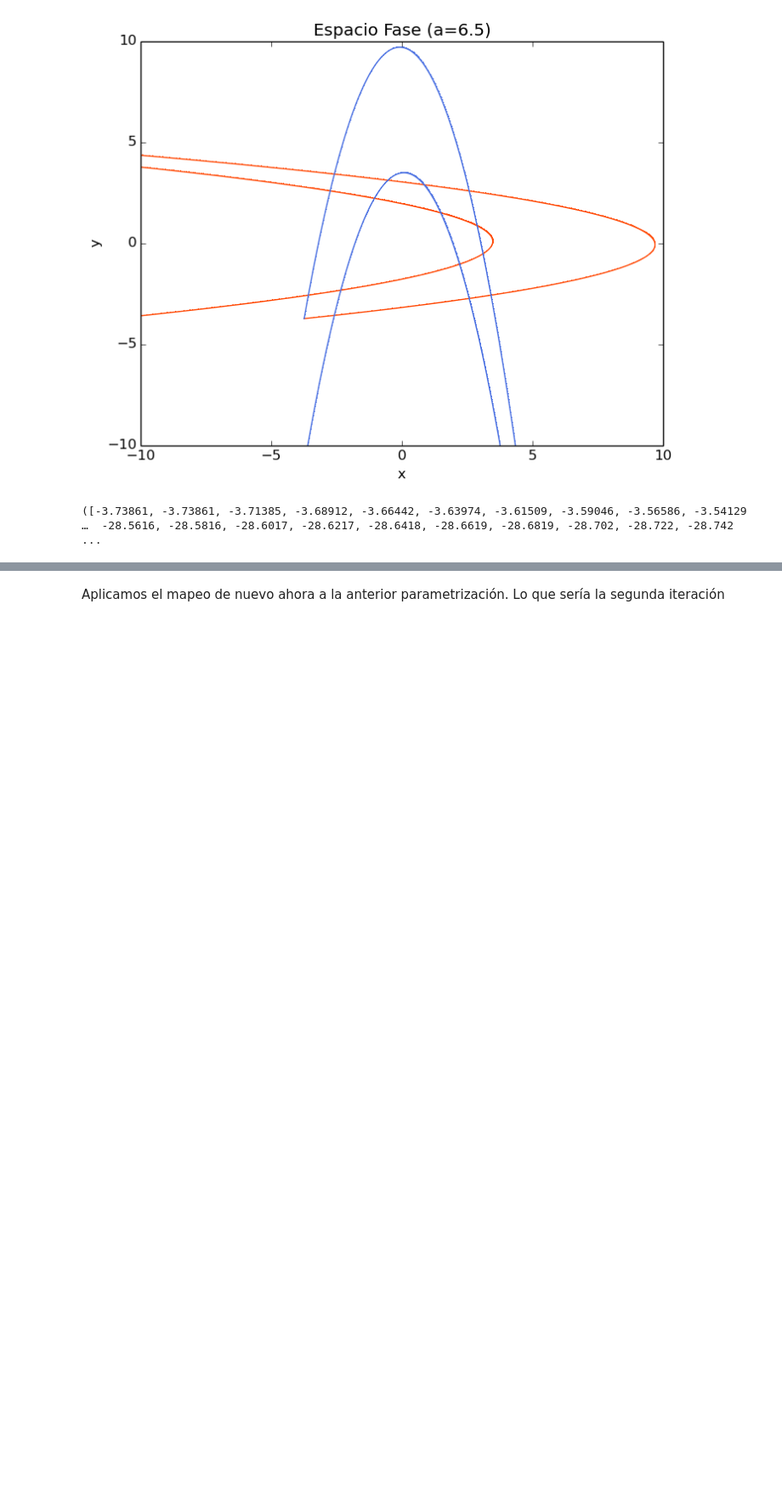
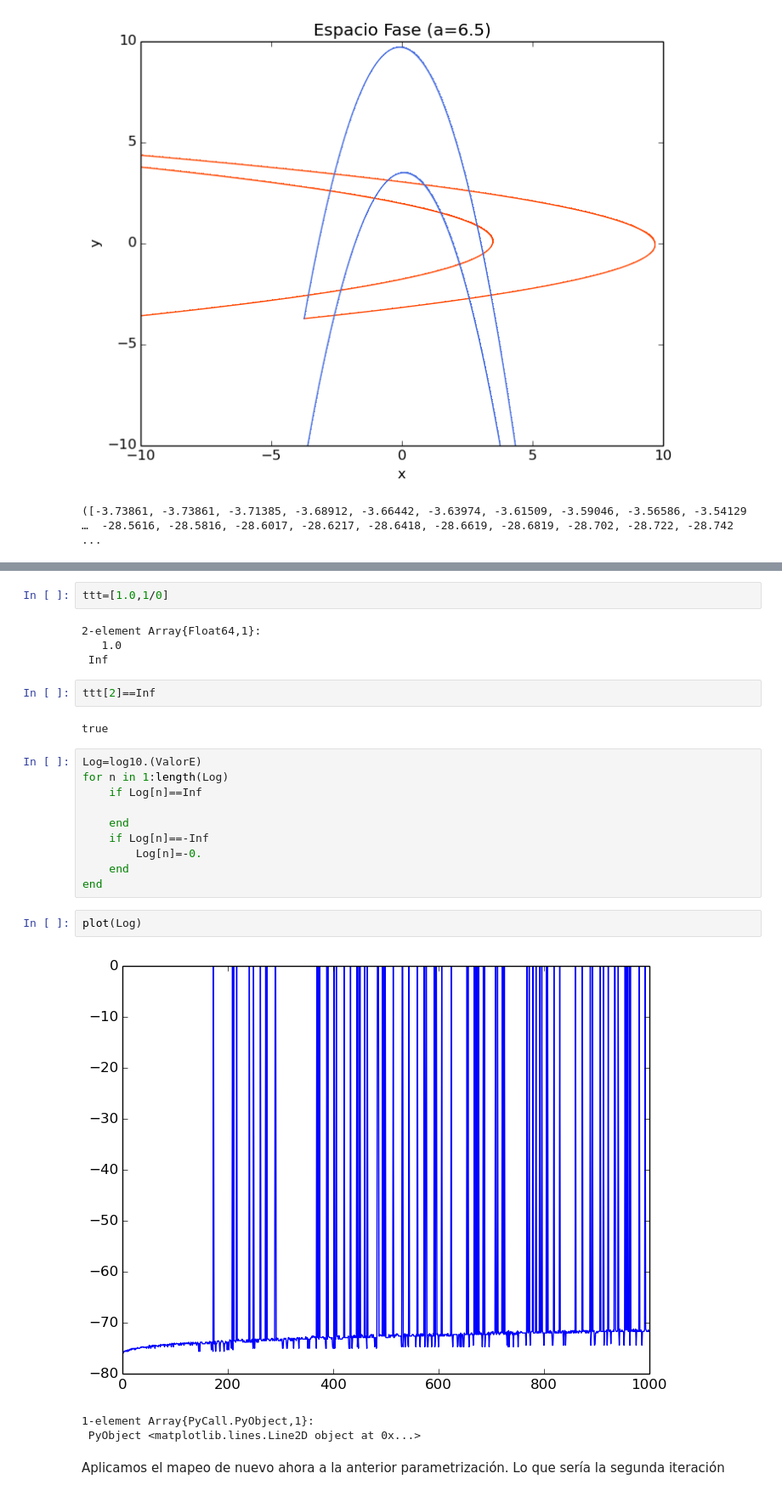
Before and after one commit to alvarezeve/Tesis-Variedades-Estables-e-inestables, a Jupyter notebook: Los conjuntos fundamentales (Hénon).ipynb, the cells around one changed output, grey strips where cells are left out. Shown at 85% size. Drawn from its saved outputs; the diff is of its cells as text; blank space fills up the shorter version.

```diff
--- a/Los conjuntos fundamentales (Hénon).ipynb
+++ b/Los conjuntos fundamentales (Hénon).ipynb
@@ -247,3 +337,29 @@ evaluar([0.,100], 0.025, W1_i[1],W1_i[2],x_fijo,"royalblue")
+# %%
+ttt=[1.0,1/0]
+# %% [output]
+2-element Array{Float64,1}:
+   1.0
+ Inf
+# %%
+ttt[2]==Inf
+# %% [output]
+true
+# %%
+Log=log10.(ValorE)
+for n in 1:length(Log)
+    if Log[n]==Inf
+
+    end
+    if Log[n]==-Inf
+        Log[n]=-0.
+    end
+end
+# %%
+plot(Log)
+# %% [output]
+[figure, added]
+1-element Array{PyCall.PyObject,1}:
+ PyObject <matplotlib.lines.Line2D object at 0x...>
 # %% [markdown]
 Aplicamos el mapeo de nuevo ahora a la anterior parametrización. Lo que sería la segunda iteración
 # %%
```
Also changed, not shown: parts of 14 cells of this notebook, 15 other files.
